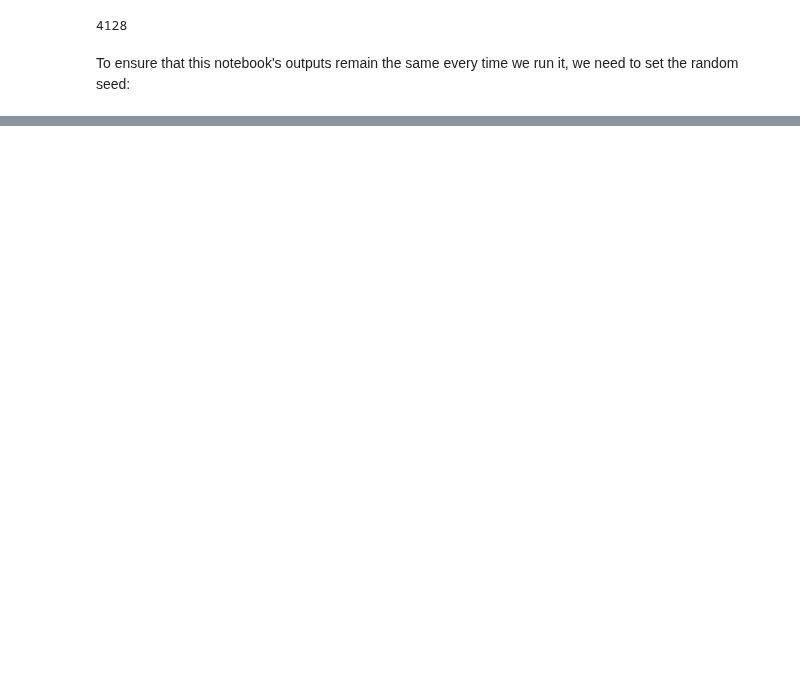
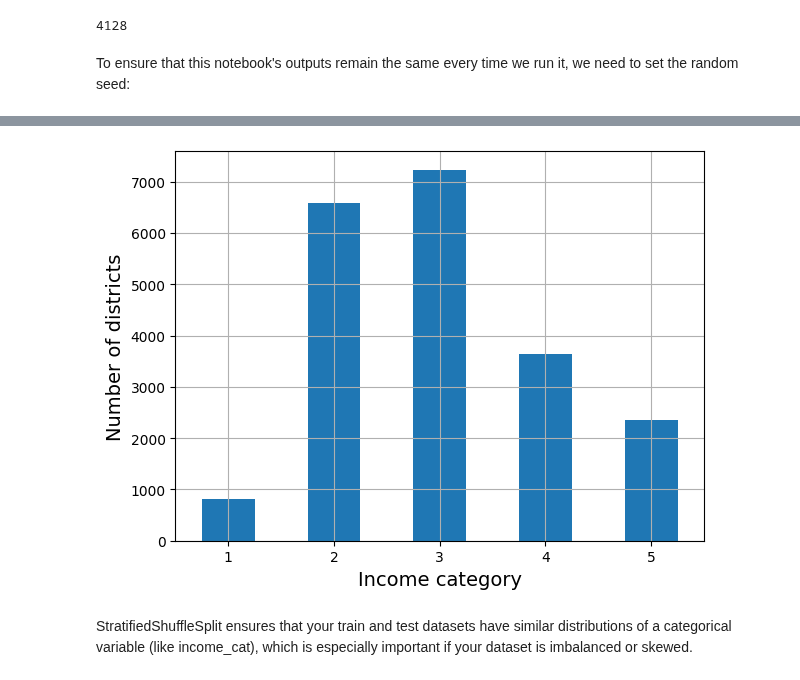
Before and after one commit to khalidkhankakar/Hands-on-Machine-Learning, a Jupyter notebook: chapter_2/01.ipynb, the cells around one changed output, grey strips where cells are left out. Cells and saved outputs as stored; diff of their text form; code cells hidden in the pictures; blank space fills up the shorter version.

Commit message:
spliting and suffleing the dataset by sklearn

```diff
--- a/chapter_2/01.ipynb
+++ b/chapter_2/01.ipynb
@@ -136,0 +205,7 @@ np.random.seed(42)
+# %%
+housing["income_cat"] = pd.cut(housing["median_income"],
+                               bins=[0., 1.5, 3.0, 4.5, 6., np.inf],
+                               labels=[1, 2, 3, 4, 5])
+
+# housing['income_cat'].value_counts().sort_index()
+housing.head()
@@ -136,0 +219,10 @@ np.random.seed(42)
+# %%
+housing["income_cat"].value_counts().sort_index().plot.bar(rot=0, grid=True)
+plt.xlabel("Income category")
+plt.ylabel("Number of districts")
+save_fig("housing_income_cat_bar_plot")  # extra code
+plt.show()
+# %% [output]
+[figure, added]
+# %% [markdown]
+StratifiedShuffleSplit ensures that your train and test datasets have similar distributions of a categorical variable (like income_cat), which is especially important if your dataset is imbalanced or skewed.
```
Also changed, not shown: parts of 19 cells of this notebook, 1 other file.
